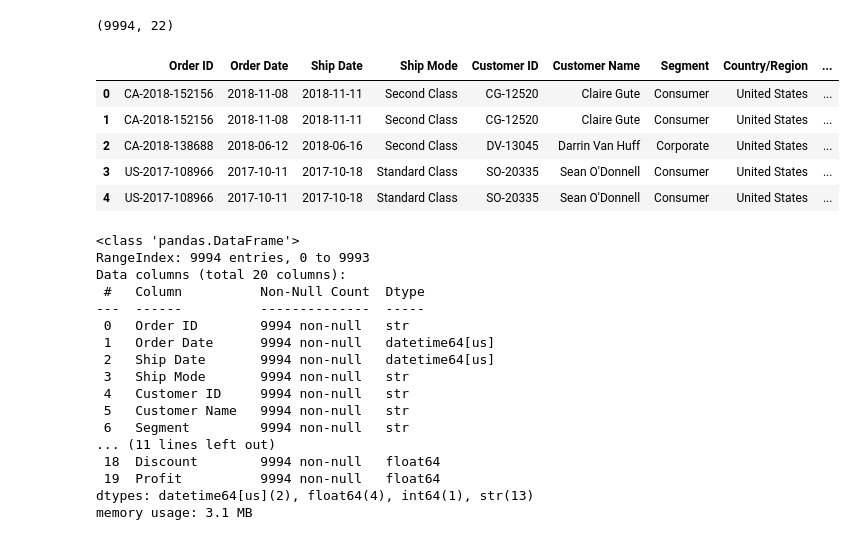
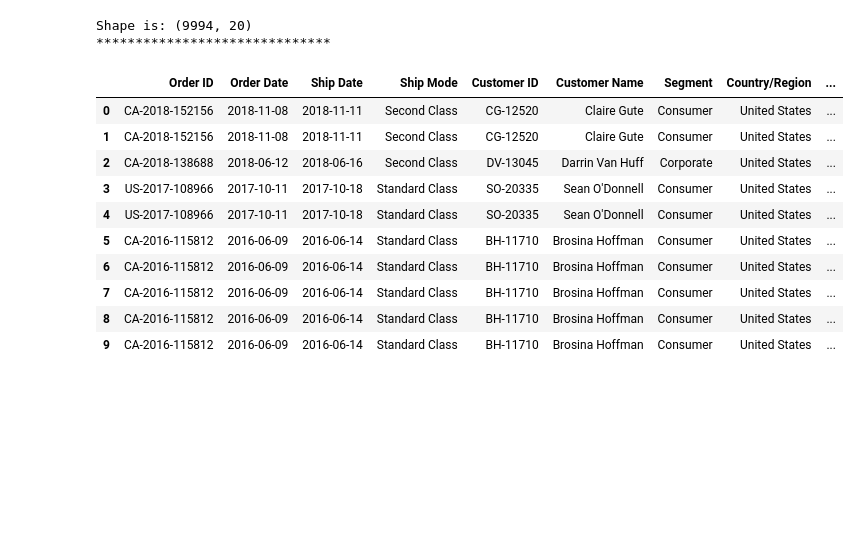
Before and after one commit to hamza0sama/Retail-Data-Analysis-Automated-Reporting, a Jupyter notebook: Cleaning.ipynb, the cells around one changed output. Cells and saved outputs as stored; diff of their text form; code cells hidden in the pictures; blank space fills up the shorter version.

```diff
--- a/Cleaning.ipynb
+++ b/Cleaning.ipynb
@@ -4,9 +4,5 @@ import numpy as np
 import matplotlib.pyplot as plt
 import pyarrow
 # %%
-df_raw = pd.read_csv("Sample-Superstore2019.csv",parse_dates=["Order Date","Ship Date"],)
+df_raw = pd.read_csv("Sample-Superstore2019.csv",parse_dates=["Order Date","Ship Date"])
 df=df_raw.copy()
-# %%
-df.shape
-# %% [output]
-(9994, 22)
@@ -15,29 +123,19 @@ df = df.iloc[:,2 :]
+# %%
+clean=Cleaning(df=df)
+# %% [output]
+Shape is: (9994, 20)
+******************************
 # %%
-df.head()
+clean.head()
 # %% [output]
 |  | Order ID | Order Date | Ship Date | Ship Mode | Customer ID | Customer Name | Segment | Country/Region | ... |
 | 0 | CA-2018-152156 | 2018-11-08 | 2018-11-11 | Second Class | CG-12520 | Claire Gute | Consumer | United States | ... |
 | 1 | CA-2018-152156 | 2018-11-08 | 2018-11-11 | Second Class | CG-12520 | Claire Gute | Consumer | United States | ... |
 | 2 | CA-2018-138688 | 2018-06-12 | 2018-06-16 | Second Class | DV-13045 | Darrin Van Huff | Corporate | United States | ... |
 | 3 | US-2017-108966 | 2017-10-11 | 2017-10-18 | Standard Class | SO-20335 | Sean O'Donnell | Consumer | United States | ... |
 | 4 | US-2017-108966 | 2017-10-11 | 2017-10-18 | Standard Class | SO-20335 | Sean O'Donnell | Consumer | United States | ... |
+| 5 | CA-2016-115812 | 2016-06-09 | 2016-06-14 | Standard Class | BH-11710 | Brosina Hoffman | Consumer | United States | ... |
+| 6 | CA-2016-115812 | 2016-06-09 | 2016-06-14 | Standard Class | BH-11710 | Brosina Hoffman | Consumer | United States | ... |
+| 7 | CA-2016-115812 | 2016-06-09 | 2016-06-14 | Standard Class | BH-11710 | Brosina Hoffman | Consumer | United States | ... |
+| 8 | CA-2016-115812 | 2016-06-09 | 2016-06-14 | Standard Class | BH-11710 | Brosina Hoffman | Consumer | United States | ... |
+| 9 | CA-2016-115812 | 2016-06-09 | 2016-06-14 | Standard Class | BH-11710 | Brosina Hoffman | Consumer | United States | ... |
-# %%
-df.info(memory_usage="deep")
-# %% [output]
-<class 'pandas.DataFrame'>
-RangeIndex: 9994 entries, 0 to 9993
-Data columns (total 20 columns):
- #   Column          Non-Null Count  Dtype
----  ------          --------------  -----
- 0   Order ID        9994 non-null   str
- 1   Order Date      9994 non-null   datetime64[us]
- 2   Ship Date       9994 non-null   datetime64[us]
- 3   Ship Mode       9994 non-null   str
- 4   Customer ID     9994 non-null   str
- 5   Customer Name   9994 non-null   str
- 6   Segment         9994 non-null   str
-... (11 lines left out)
- 18  Discount        9994 non-null   float64
- 19  Profit          9994 non-null   float64
-dtypes: datetime64[us](2), float64(4), int64(1), str(13)
-memory usage: 3.1 MB
```
Also changed, not shown: parts of 27 cells of this notebook, 2 other files.
